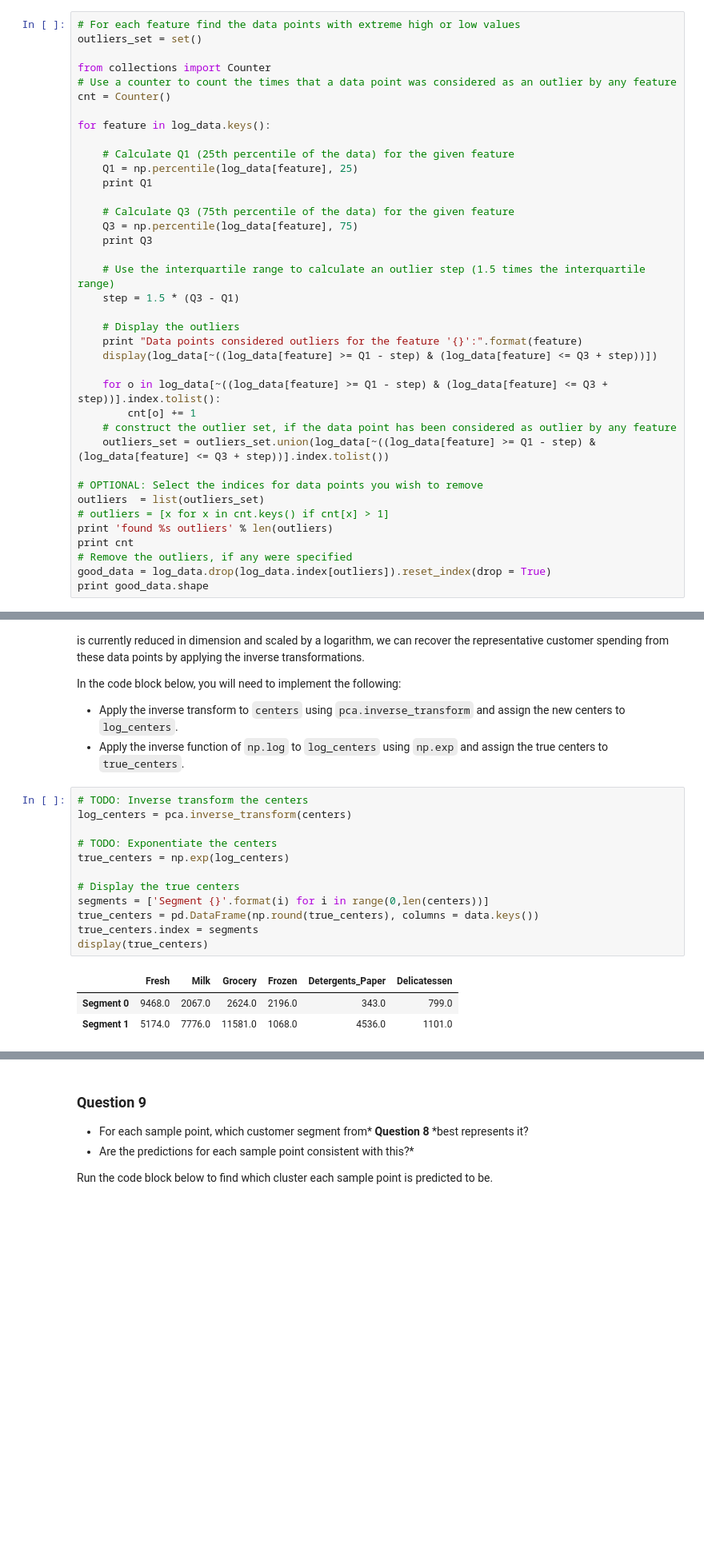
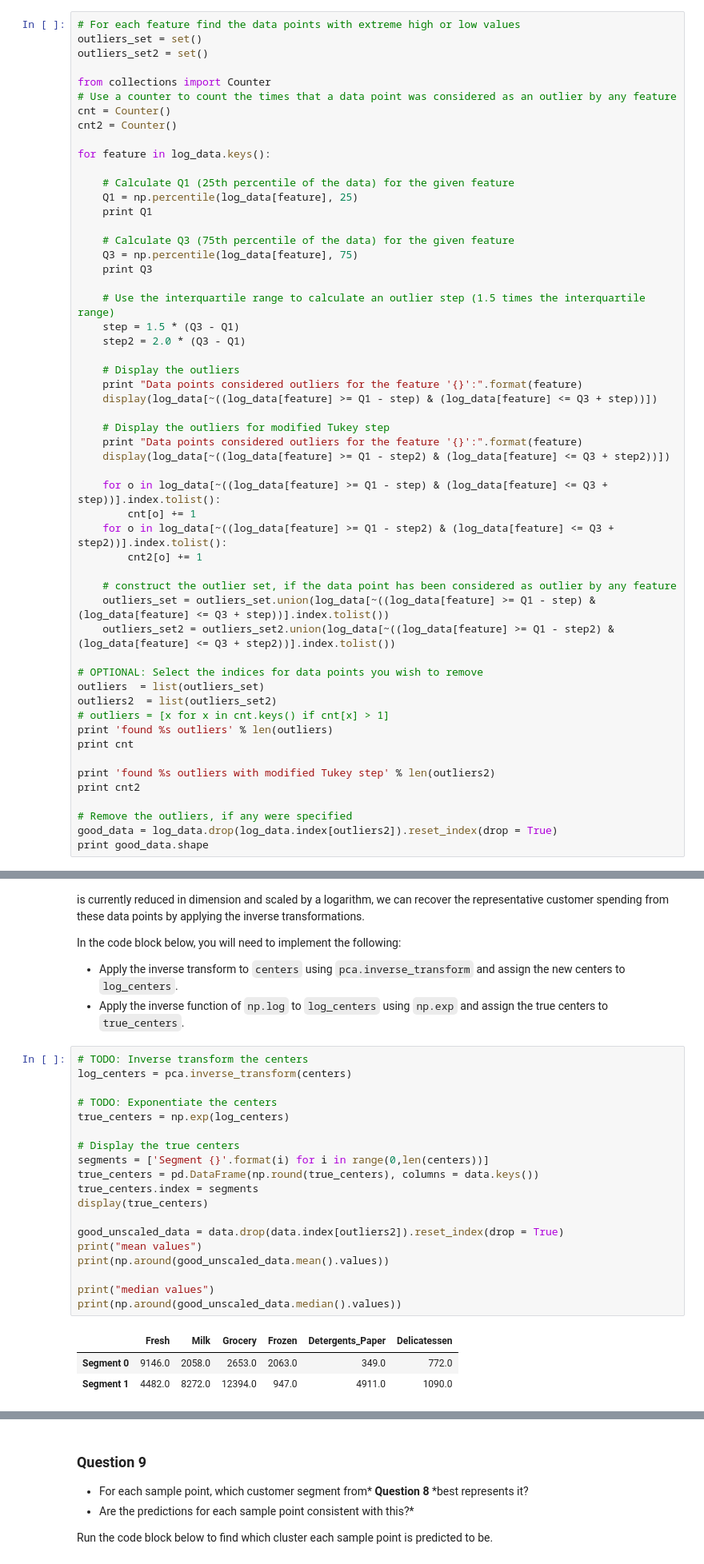
Before and after one commit to doria112/machine-learning, a Jupyter notebook: projects/customer_segments/customer_segments.ipynb, the cells around one changed output, grey strips where cells are left out. Shown at 80% size. Drawn from its saved outputs; the diff is of its cells as text; blank space fills up the shorter version.

Commit message:
customer segments second submission

```diff
--- a/projects/customer_segments/customer_segments.ipynb
+++ b/projects/customer_segments/customer_segments.ipynb
@@ -270,10 +280,12 @@ Once you have performed this implementation, the dataset will be stored in the v
 # %%
 # For each feature find the data points with extreme high or low values
 outliers_set = set()
+outliers_set2 = set()
 
 from collections import Counter
 # Use a counter to count the times that a data point was considered as an outlier by any feature
 cnt = Counter()
+cnt2 = Counter()
 
 for feature in log_data.keys():
 
@@ -287,22 +299,36 @@ for feature in log_data.keys():
 
     # Use the interquartile range to calculate an outlier step (1.5 times the interquartile range)
     step = 1.5 * (Q3 - Q1)
+    step2 = 2.0 * (Q3 - Q1)
 
     # Display the outliers
     print "Data points considered outliers for the feature '{}':".format(feature)
     display(log_data[~((log_data[feature] >= Q1 - step) & (log_data[feature] <= Q3 + step))])
 
+    # Display the outliers for modified Tukey step
+    print "Data points considered outliers for the feature '{}':".format(feature)
+    display(log_data[~((log_data[feature] >= Q1 - step2) & (log_data[feature] <= Q3 + step2))])
+
     for o in log_data[~((log_data[feature] >= Q1 - step) & (log_data[feature] <= Q3 + step))].index.tolist():
         cnt[o] += 1
+    for o in log_data[~((log_data[feature] >= Q1 - step2) & (log_data[feature] <= Q3 + step2))].index.tolist():
+        cnt2[o] += 1
+
     # construct the outlier set, if the data point has been considered as outlier by any feature
     outliers_set = outliers_set.union(log_data[~((log_data[feature] >= Q1 - step) & (log_data[feature] <= Q3 + step))].index.tolist())
+    outliers_set2 = outliers_set2.union(log_data[~((log_data[feature] >= Q1 - step2) & (log_data[feature] <= Q3 + step2))].index.tolist())
 
 # OPTIONAL: Select the indices for data points you wish to remove
 outliers  = list(outliers_set)
+outliers2  = list(outliers_set2)
 # outliers = [x for x in cnt.keys() if cnt[x] > 1]
 print 'found %s outliers' % len(outliers)
 print cnt
+
+print 'found %s outliers with modified Tukey step' % len(outliers2)
+print cnt2
+
 # Remove the outliers, if any were specified
-good_data = log_data.drop(log_data.index[outliers]).reset_index(drop = True)
+good_data = log_data.drop(log_data.index[outliers2]).reset_index(drop = True)
 print good_data.shape
 # %% [output]
@@ -588,16 +595,23 @@ In the code block below, you will need to implement the following:
 # %%
 # TODO: Inverse transform the centers
 log_centers = pca.inverse_transform(centers)
 
 # TODO: Exponentiate the centers
 true_centers = np.exp(log_centers)
 
 # Display the true centers
 segments = ['Segment {}'.format(i) for i in range(0,len(centers))]
 true_centers = pd.DataFrame(np.round(true_centers), columns = data.keys())
 true_centers.index = segments
 display(true_centers)
+
+good_unscaled_data = data.drop(data.index[outliers2]).reset_index(drop = True)
+print("mean values")
+print(np.around(good_unscaled_data.mean().values))
+
+print("median values")
+print(np.around(good_unscaled_data.median().values))
 # %% [output]
 |  | Fresh | Milk | Grocery | Frozen | Detergents_Paper | Delicatessen |
-| Segment 0 | 9468.0 | 2067.0 | 2624.0 | 2196.0 | 343.0 | 799.0 |
-| Segment 1 | 5174.0 | 7776.0 | 11581.0 | 1068.0 | 4536.0 | 1101.0 |
+| Segment 0 | 9146.0 | 2058.0 | 2653.0 | 2063.0 | 349.0 | 772.0 |
+| Segment 1 | 4482.0 | 8272.0 | 12394.0 | 947.0 | 4911.0 | 1090.0 |
```
Also changed, not shown: parts of 21 cells of this notebook, 3 other files.
